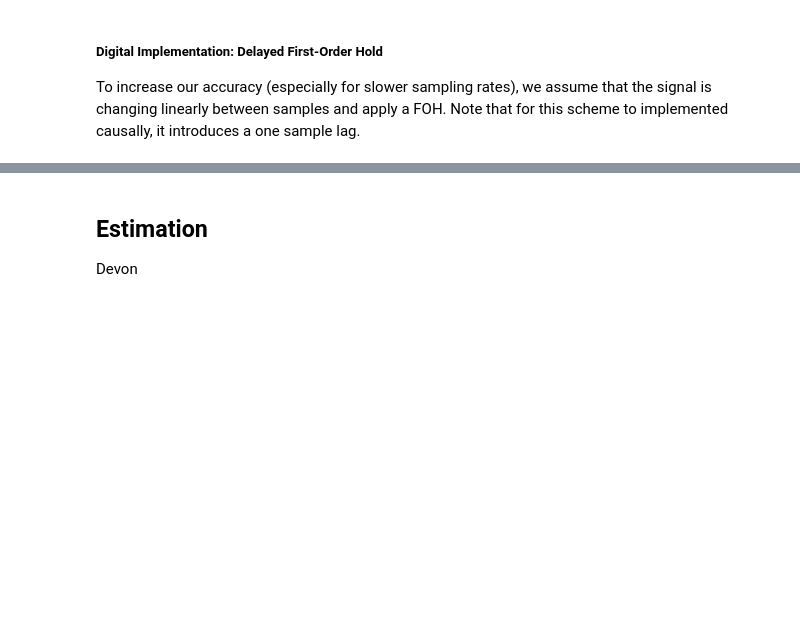
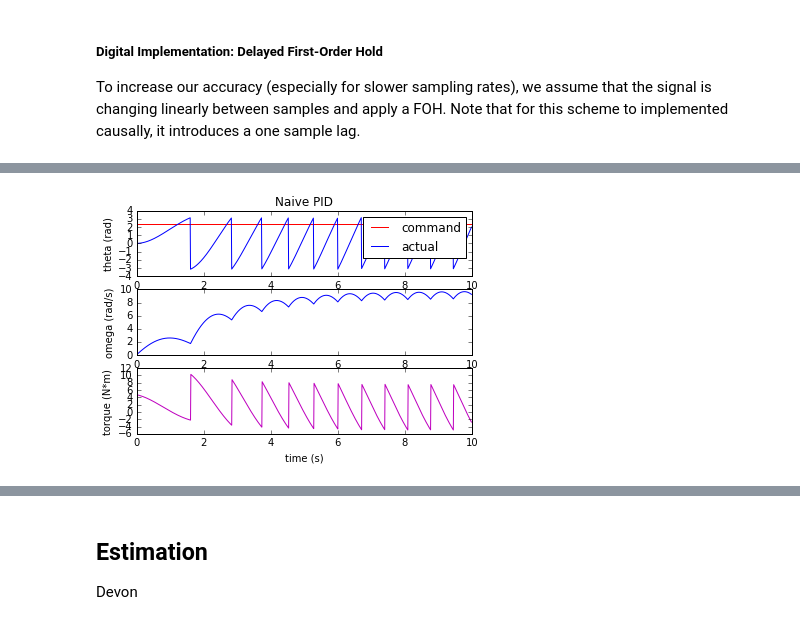
Before and after one commit to byu-magicc/lie_groups, a Jupyter notebook: Chap-02-S1.ipynb, the cells around one changed output, grey strips where cells are left out. Saved outputs shown, nothing was run; the diff lists cells and outputs as text; code cells hidden in the pictures; blank space fills up the shorter version.

```diff
--- a/Chap-02-S1.ipynb
+++ b/Chap-02-S1.ipynb
@@ -923,0 +1129,4 @@ Dan
+# %%
+sim.plot()
+# %% [output]
+[figure, added]
```
Also changed, not shown: parts of 25 cells of this notebook.
